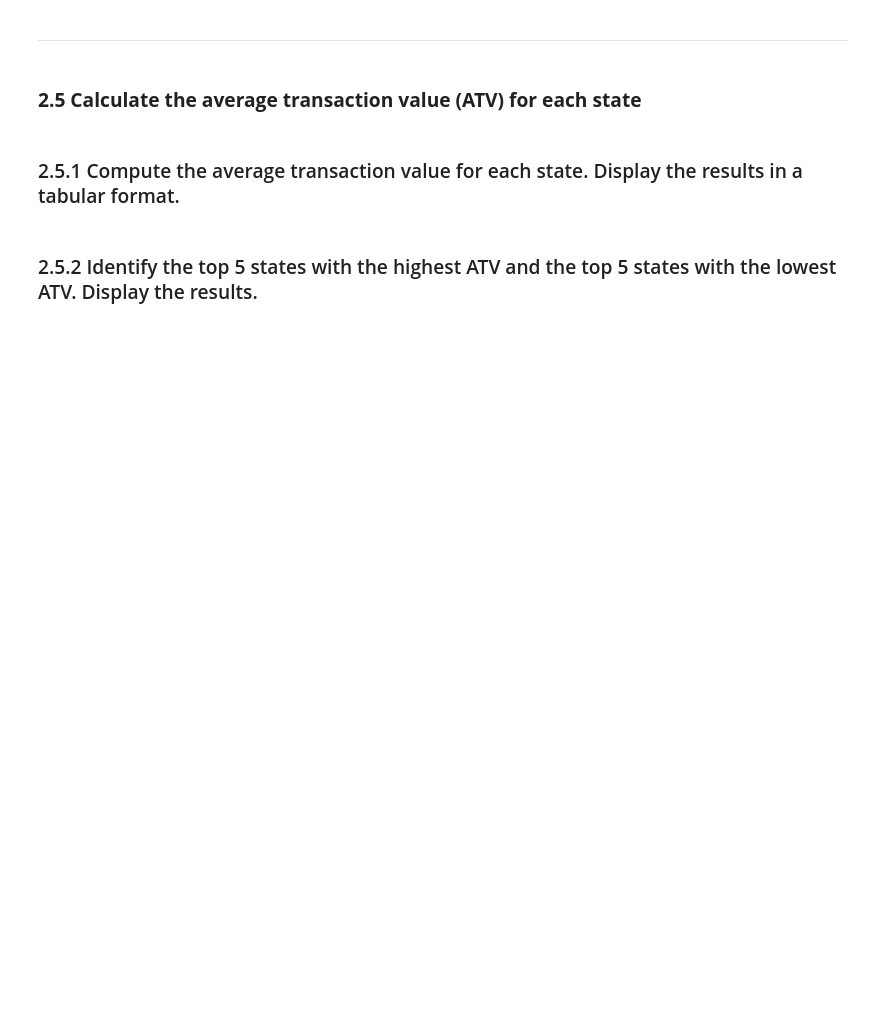
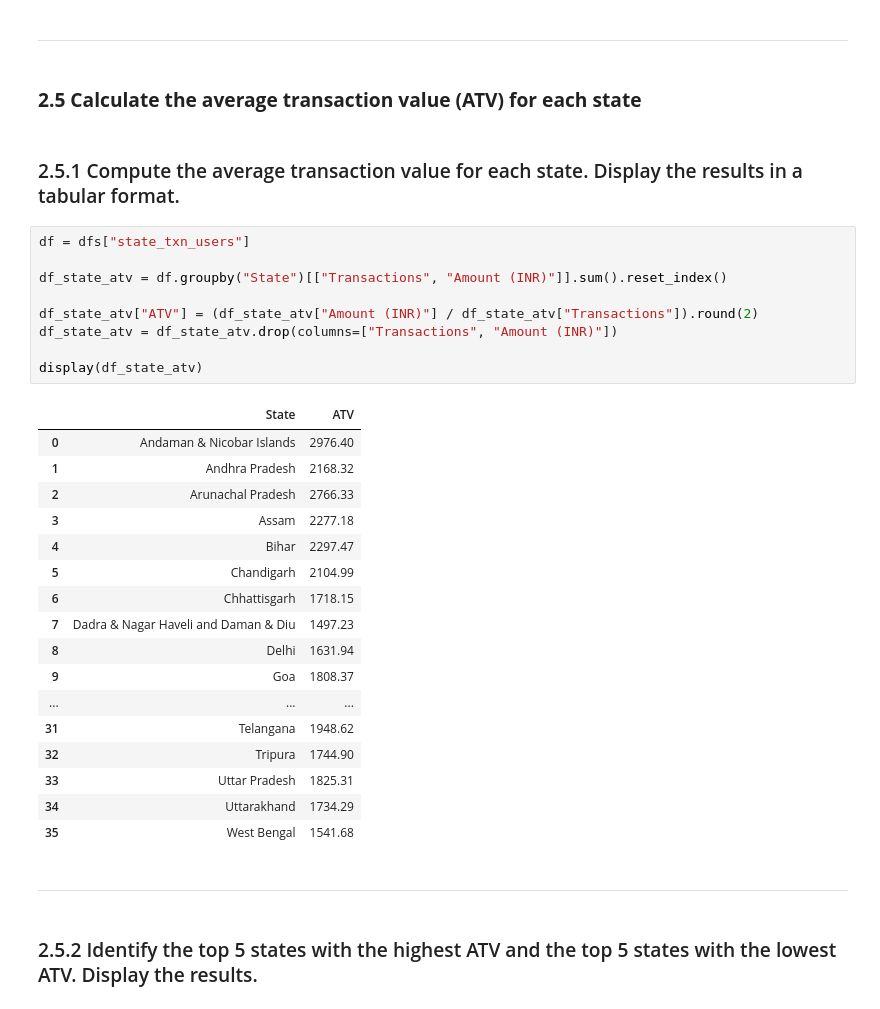
Before and after one commit to chetanchandel31/da_phone_pe, a Jupyter notebook: notebooks/01_phone_pe_analysis.ipynb, the cells around one changed output. Drawn from its saved outputs; the diff is of its cells as text; blank space fills up the shorter version.

Commit message:
atv for states

```diff
--- a/notebooks/01_phone_pe_analysis.ipynb
+++ b/notebooks/01_phone_pe_analysis.ipynb
@@ -887,5 +889,34 @@ plt.show()
 ### **2.5 Calculate the average transaction value (ATV) for each state**
 # %% [markdown]
 ### 2.5.1 Compute the average transaction value for each state. Display the results in a tabular format.
+# %%
+df = dfs["state_txn_users"]
+
+df_state_atv = df.groupby("State")[["Transactions", "Amount (INR)"]].sum().reset_index()
+
+df_state_atv["ATV"] = (df_state_atv["Amount (INR)"] / df_state_atv["Transactions"]).round(2)
+df_state_atv = df_state_atv.drop(columns=["Transactions", "Amount (INR)"])
+
+display(df_state_atv)
+# %% [output]
+|  | State | ATV |
+| 0 | Andaman & Nicobar Islands | 2976.40 |
+| 1 | Andhra Pradesh | 2168.32 |
+| 2 | Arunachal Pradesh | 2766.33 |
+| 3 | Assam | 2277.18 |
+| 4 | Bihar | 2297.47 |
+| 5 | Chandigarh | 2104.99 |
+| 6 | Chhattisgarh | 1718.15 |
+| 7 | Dadra & Nagar Haveli and Daman & Diu | 1497.23 |
+| 8 | Delhi | 1631.94 |
+| 9 | Goa | 1808.37 |
+| ... | ... | ... |
+| 31 | Telangana | 1948.62 |
+| 32 | Tripura | 1744.90 |
+| 33 | Uttar Pradesh | 1825.31 |
+| 34 | Uttarakhand | 1734.29 |
+| 35 | West Bengal | 1541.68 |
+# %% [markdown]
+---
 # %% [markdown]
 ### 2.5.2 Identify the top 5 states with the highest ATV and the top 5 states with the lowest ATV. Display the results.
```
Also changed, not shown: parts of 3 cells of this notebook.
